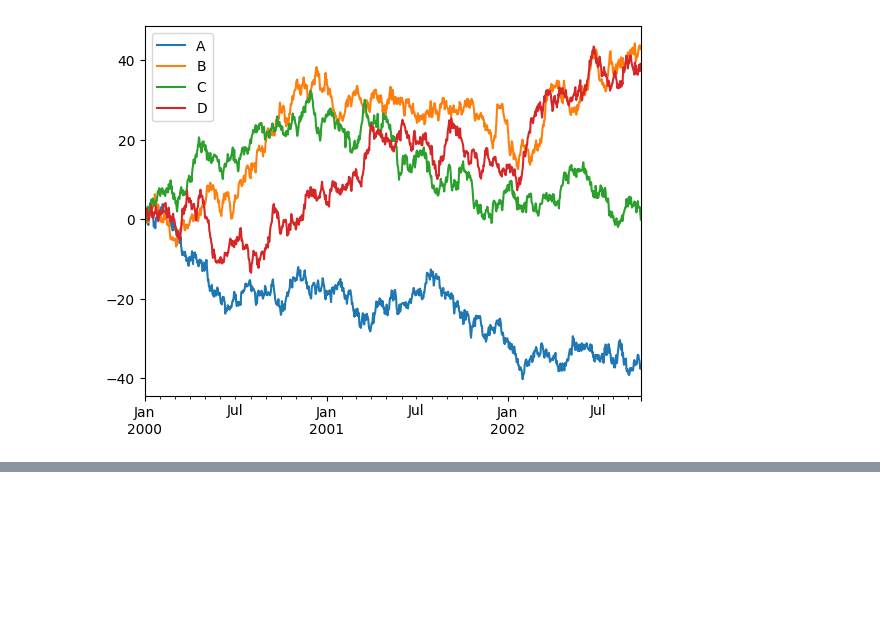
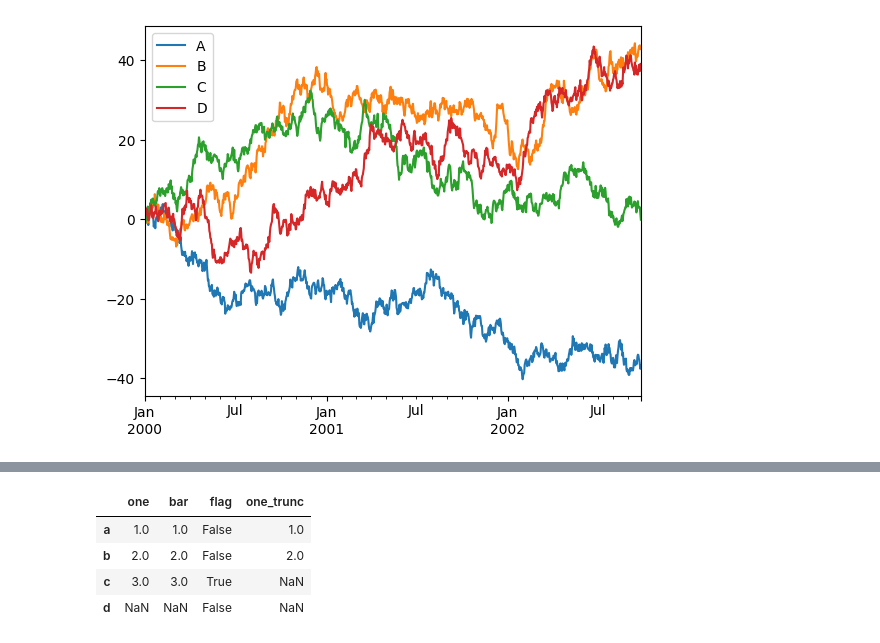
Before and after one commit to aditya-guj306/Mindbowser_Internship, a Jupyter notebook: practice.ipynb, the cells around one changed output, grey strips where cells are left out. Saved outputs shown, nothing was run; the diff lists cells and outputs as text; code cells hidden in the pictures; blank space fills up the shorter version.

```diff
--- a/practice.ipynb
+++ b/practice.ipynb
@@ -786,0 +1130,3 @@ plt.legend(loc="best")
+# %%
+df.pop("three")
+df
@@ -786,0 +1139,3 @@ plt.legend(loc="best")
+# %%
+df["one_trunc"] = df["one"][:2]
+df
@@ -786,0 +1148,9 @@ plt.legend(loc="best")
+# %%
+df.insert(1,"bar",df["one"])
+df
+# %% [output]
+|  | one | bar | flag | one_trunc |
+| a | 1.0 | 1.0 | False | 1.0 |
+| b | 2.0 | 2.0 | False | 2.0 |
+| c | 3.0 | 3.0 | True | NaN |
+| d | NaN | NaN | False | NaN |
```
Also changed, not shown: parts of 47 cells of this notebook.
